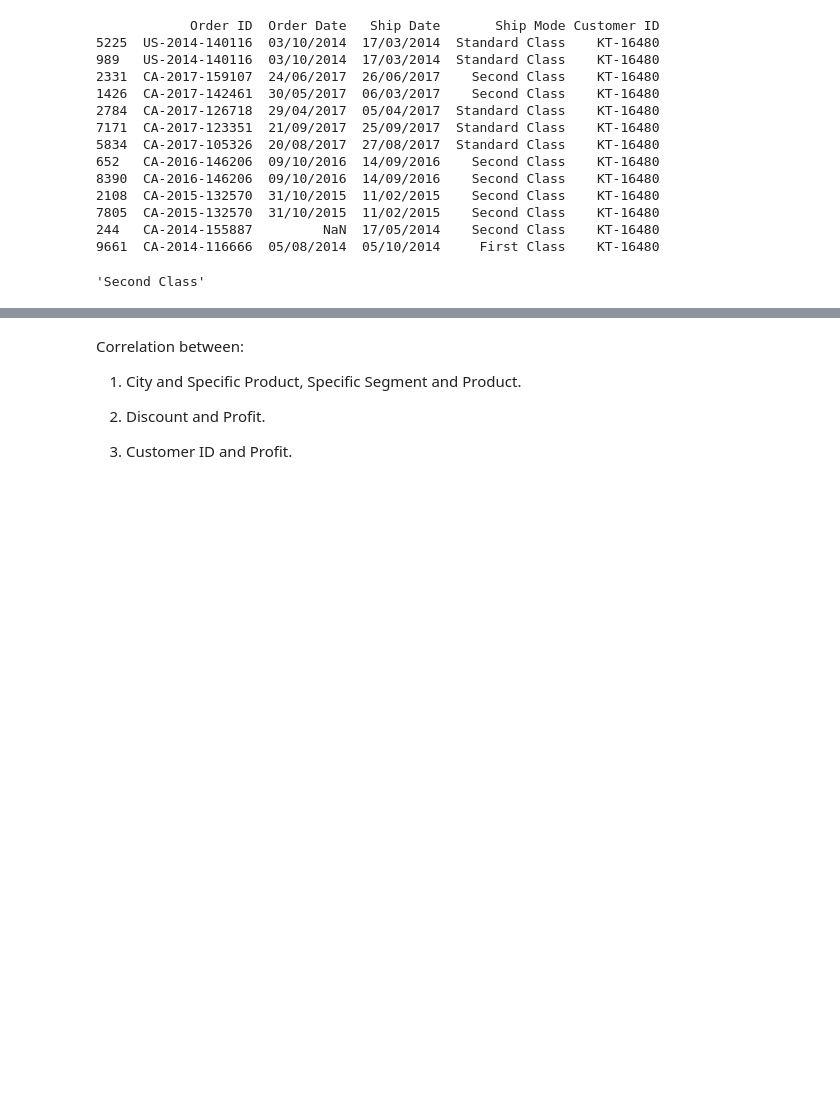
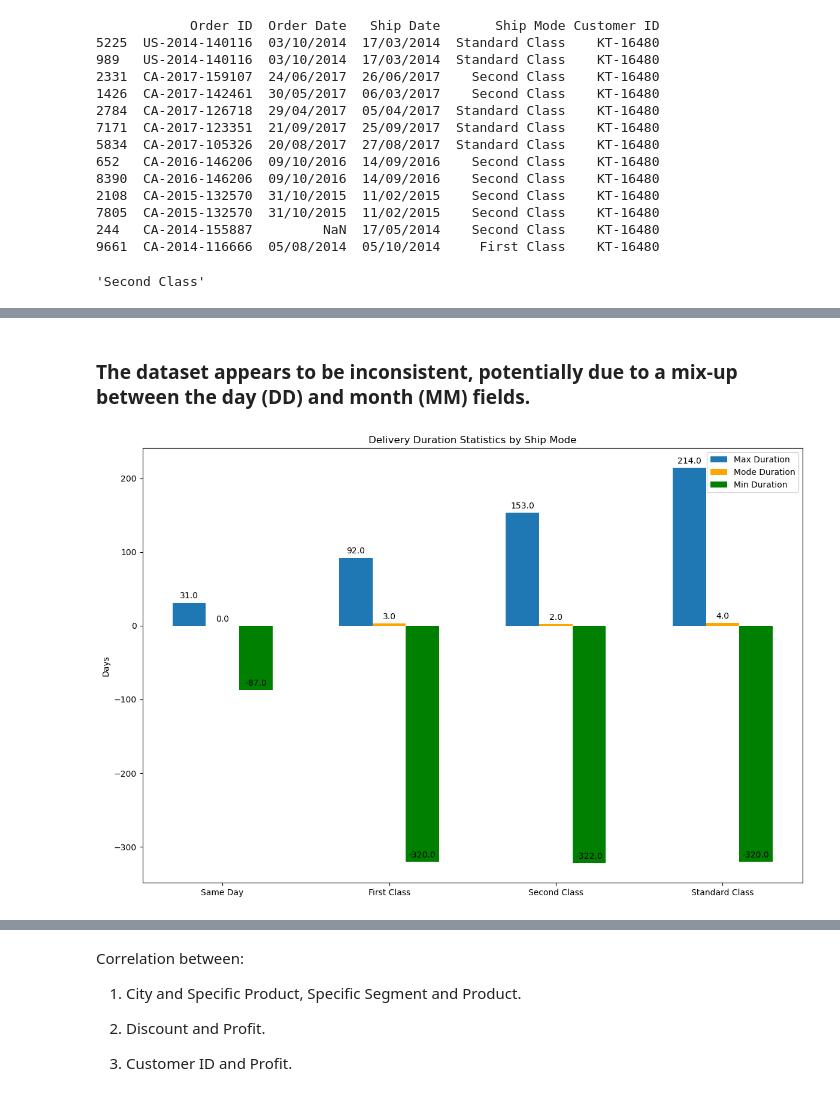
Before and after one commit to hennypurwadi/771951_Dataset_Analysis, a Jupyter notebook: 202370140_17.ipynb, the cells around one changed output, grey strips where cells are left out. Saved outputs shown, nothing was run; the diff lists cells and outputs as text; code cells hidden in the pictures; blank space fills up the shorter version.

```diff
--- a/202370140_17.ipynb
+++ b/202370140_17.ipynb
@@ -1579,3 +1559,0 @@ dtype: int64
-# %%
-# Split 'Order Date' into three separate columns
-df_Order[['OrderDD', 'OrderMM', 'OrderYYYY']] = df_Order['Order Date'].str.split('/', expand=True)
@@ -1581,0 +1574,4 @@ df_Order[['OrderDD', 'OrderMM', 'OrderYYYY']] = df_Order['Order Date'].str.split
+# %%
+df_Order['Order Date'] = pd.to_datetime(df_Order['Order Date'], format='%d/%m/%Y', errors='coerce')
+df_Order['Ship Date'] = pd.to_datetime(df_Order['Ship Date'], format='%d/%m/%Y', errors='coerce')
+df_Order.head()
@@ -1581,0 +1687,42 @@ df_Order[['OrderDD', 'OrderMM', 'OrderYYYY']] = df_Order['Order Date'].str.split
+# %% [markdown]
+### The dataset appears to be inconsistent, potentially due to a mix-up between the day (DD) and month (MM) fields.
+# %%
+ship_modes = ['Same Day', 'First Class', 'Second Class', 'Standard Class']
+max_durations = [Same_Day_max_duration, First_Class_max_duration, Second_Class_max_duration, Standard_Class_max_duration]
+mode_durations = [
+    Same_Day_mode_duration, First_Class_mode_duration, Second_Class_mode_duration, Standard_Class_mode_duration]
+min_durations = [Same_Day_min_duration, First_Class_min_duration, Second_Class_min_duration, Standard_Class_min_duration]
+
+x = np.arange(len(ship_modes))  # the label locations
+width = 0.2  # the width of the bars
+
+fig, ax = plt.subplots(figsize=(12, 8))
+rects1 = ax.bar(x - width, max_durations, width, label='Max Duration')
+rects2 = ax.bar(x, mode_durations, width, label='Mode Duration', color='orange')
+rects3 = ax.bar(x + width, min_durations, width, label='Min Duration', color='green')
+
+#labels, titles
+ax.set_ylabel('Days')
+ax.set_title('Delivery Duration Statistics by Ship Mode')
+ax.set_xticks(x)
+ax.set_xticklabels(ship_modes)
+ax.legend()
+
+#Autolabel bars
+def autolabel(rects):
+    """Attach a text label above each bar in *rects*, displaying its height."""
+    for rect in rects:
+        height = rect.get_height()
+        ax.annotate('{}'.format(height),
+                    xy=(rect.get_x() + rect.get_width() / 2, height),
+                    xytext=(0, 3),  # 3 points vertical offset
+                    textcoords="offset points",
+                    ha='center', va='bottom')
+
+autolabel(rects1)
+autolabel(rects2)
+autolabel(rects3)
+fig.tight_layout()
+plt.show()
+# %% [output]
+[figure, added]
```
Also changed, not shown: parts of 27 cells of this notebook.
